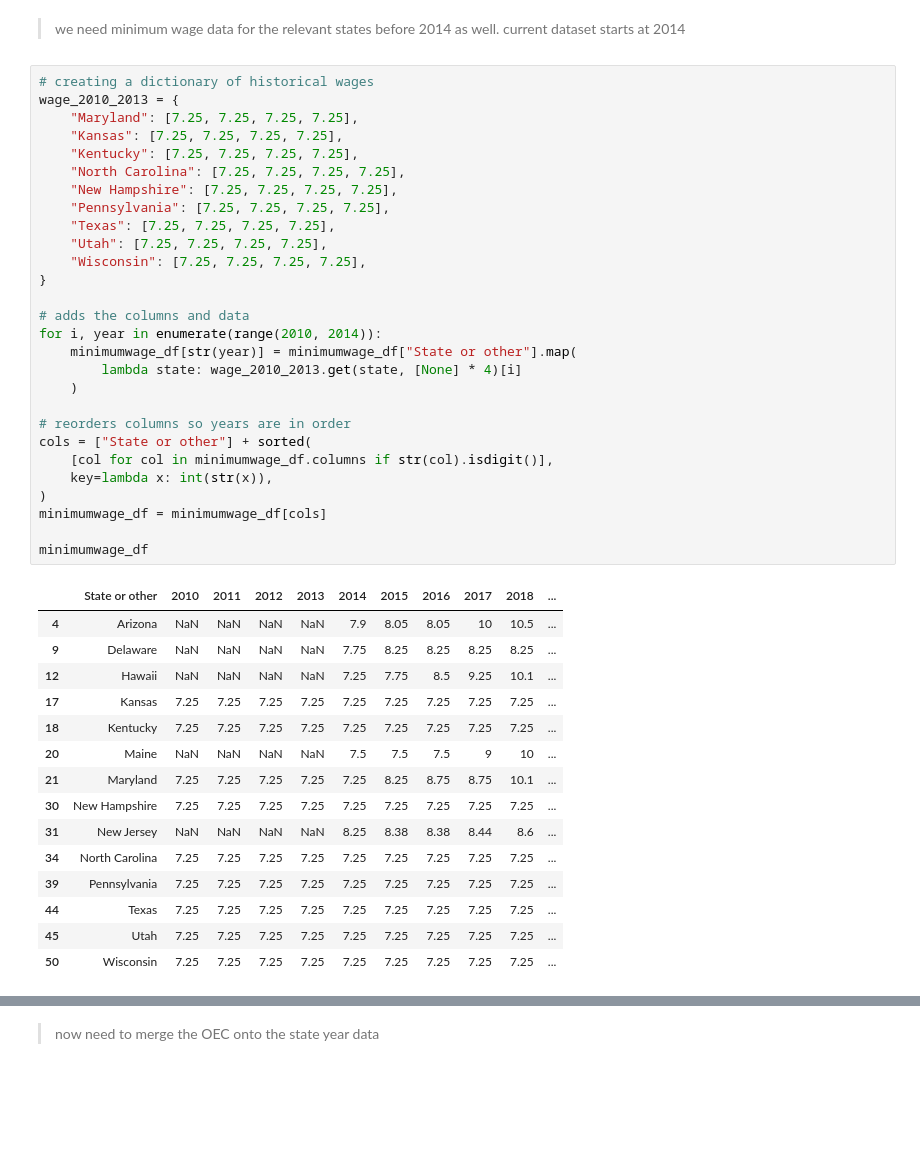
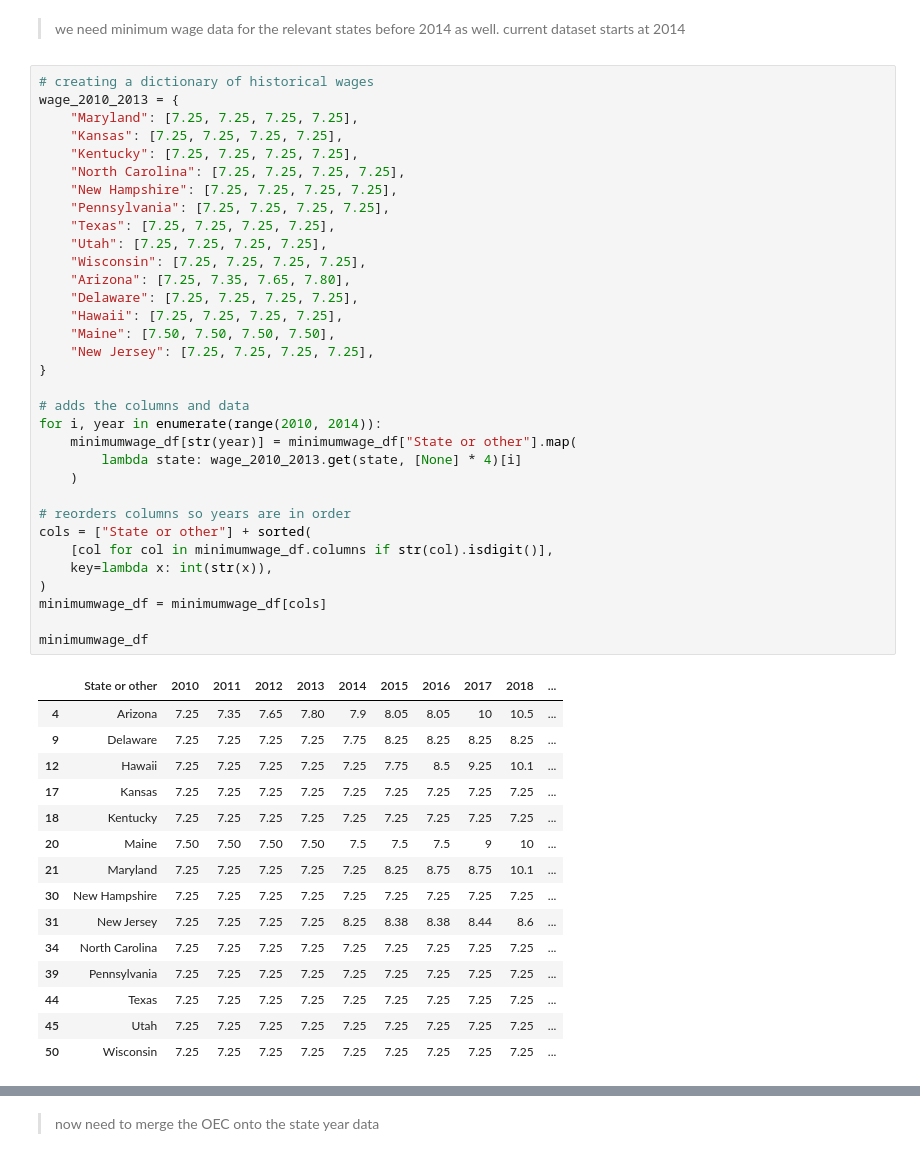
Before and after one commit to khaeuss808/UDS_FinalProject, a Jupyter notebook: morestates.ipynb, the cells around one changed output, grey strips where cells are left out. Cells and saved outputs as stored; diff of their text form; blank space fills up the shorter version.

```diff
--- a/morestates.ipynb
+++ b/morestates.ipynb
@@ -299,42 +299,47 @@ minimumwage_df.head()
 # %%
 # creating a dictionary of historical wages
 wage_2010_2013 = {
     "Maryland": [7.25, 7.25, 7.25, 7.25],
     "Kansas": [7.25, 7.25, 7.25, 7.25],
     "Kentucky": [7.25, 7.25, 7.25, 7.25],
     "North Carolina": [7.25, 7.25, 7.25, 7.25],
     "New Hampshire": [7.25, 7.25, 7.25, 7.25],
     "Pennsylvania": [7.25, 7.25, 7.25, 7.25],
     "Texas": [7.25, 7.25, 7.25, 7.25],
     "Utah": [7.25, 7.25, 7.25, 7.25],
     "Wisconsin": [7.25, 7.25, 7.25, 7.25],
+    "Arizona": [7.25, 7.35, 7.65, 7.80],
+    "Delaware": [7.25, 7.25, 7.25, 7.25],
+    "Hawaii": [7.25, 7.25, 7.25, 7.25],
+    "Maine": [7.50, 7.50, 7.50, 7.50],
+    "New Jersey": [7.25, 7.25, 7.25, 7.25],
 }
 
 # adds the columns and data
 for i, year in enumerate(range(2010, 2014)):
     minimumwage_df[str(year)] = minimumwage_df["State or other"].map(
         lambda state: wage_2010_2013.get(state, [None] * 4)[i]
     )
 
 # reorders columns so years are in order
 cols = ["State or other"] + sorted(
     [col for col in minimumwage_df.columns if str(col).isdigit()],
     key=lambda x: int(str(x)),
 )
 minimumwage_df = minimumwage_df[cols]
 
 minimumwage_df
 # %% [output]
 |  | State or other | 2010 | 2011 | 2012 | 2013 | 2014 | 2015 | 2016 | 2017 | 2018 | ... |
-| 4 | Arizona | NaN | NaN | NaN | NaN | 7.9 | 8.05 | 8.05 | 10 | 10.5 | ... |
-| 9 | Delaware | NaN | NaN | NaN | NaN | 7.75 | 8.25 | 8.25 | 8.25 | 8.25 | ... |
-| 12 | Hawaii | NaN | NaN | NaN | NaN | 7.25 | 7.75 | 8.5 | 9.25 | 10.1 | ... |
+| 4 | Arizona | 7.25 | 7.35 | 7.65 | 7.80 | 7.9 | 8.05 | 8.05 | 10 | 10.5 | ... |
+| 9 | Delaware | 7.25 | 7.25 | 7.25 | 7.25 | 7.75 | 8.25 | 8.25 | 8.25 | 8.25 | ... |
+| 12 | Hawaii | 7.25 | 7.25 | 7.25 | 7.25 | 7.25 | 7.75 | 8.5 | 9.25 | 10.1 | ... |
 | 17 | Kansas | 7.25 | 7.25 | 7.25 | 7.25 | 7.25 | 7.25 | 7.25 | 7.25 | 7.25 | ... |
 | 18 | Kentucky | 7.25 | 7.25 | 7.25 | 7.25 | 7.25 | 7.25 | 7.25 | 7.25 | 7.25 | ... |
-| 20 | Maine | NaN | NaN | NaN | NaN | 7.5 | 7.5 | 7.5 | 9 | 10 | ... |
+| 20 | Maine | 7.50 | 7.50 | 7.50 | 7.50 | 7.5 | 7.5 | 7.5 | 9 | 10 | ... |
 | 21 | Maryland | 7.25 | 7.25 | 7.25 | 7.25 | 7.25 | 8.25 | 8.75 | 8.75 | 10.1 | ... |
 | 30 | New Hampshire | 7.25 | 7.25 | 7.25 | 7.25 | 7.25 | 7.25 | 7.25 | 7.25 | 7.25 | ... |
-| 31 | New Jersey | NaN | NaN | NaN | NaN | 8.25 | 8.38 | 8.38 | 8.44 | 8.6 | ... |
+| 31 | New Jersey | 7.25 | 7.25 | 7.25 | 7.25 | 8.25 | 8.38 | 8.38 | 8.44 | 8.6 | ... |
 | 34 | North Carolina | 7.25 | 7.25 | 7.25 | 7.25 | 7.25 | 7.25 | 7.25 | 7.25 | 7.25 | ... |
 | 39 | Pennsylvania | 7.25 | 7.25 | 7.25 | 7.25 | 7.25 | 7.25 | 7.25 | 7.25 | 7.25 | ... |
 | 44 | Texas | 7.25 | 7.25 | 7.25 | 7.25 | 7.25 | 7.25 | 7.25 | 7.25 | 7.25 | ... |
```
Also changed, not shown: parts of 7 cells of this notebook.
